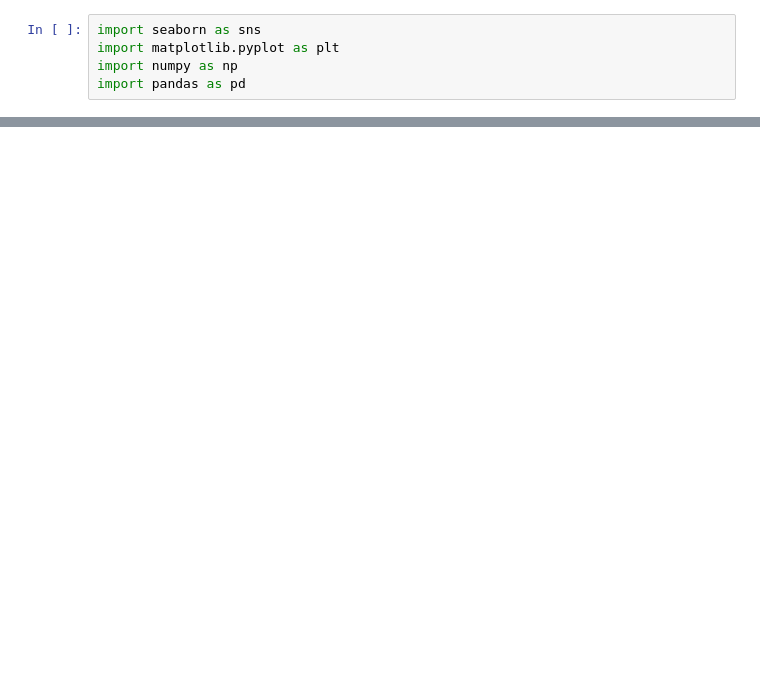
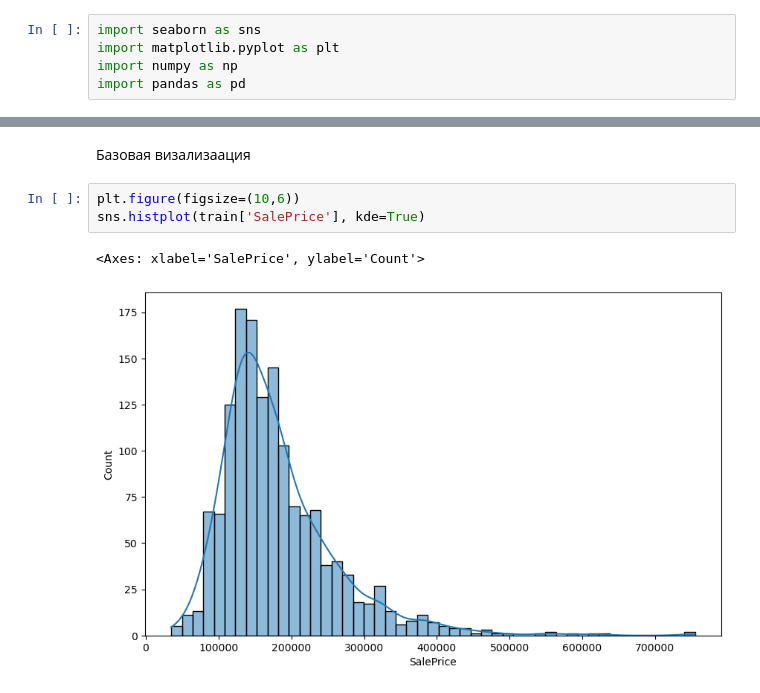
Before and after one commit to Molloko/house_prices_model, a Jupyter notebook: nootebooks/data_work.ipynb, the cells around one changed output, grey strips where cells are left out. Saved outputs shown, nothing was run; the diff lists cells and outputs as text; blank space fills up the shorter version.

```diff
--- a/nootebooks/data_work.ipynb
+++ b/nootebooks/data_work.ipynb
@@ -16,0 +45,8 @@ df.head()
+# %% [markdown]
+Базовая визализаация
+# %%
+plt.figure(figsize=(10,6))
+sns.histplot(train['SalePrice'], kde=True)
+# %% [output]
+<Axes: xlabel='SalePrice', ylabel='Count'>
+[figure, added]
```
Also changed, not shown: parts of 13 cells of this notebook, 7 other files.
